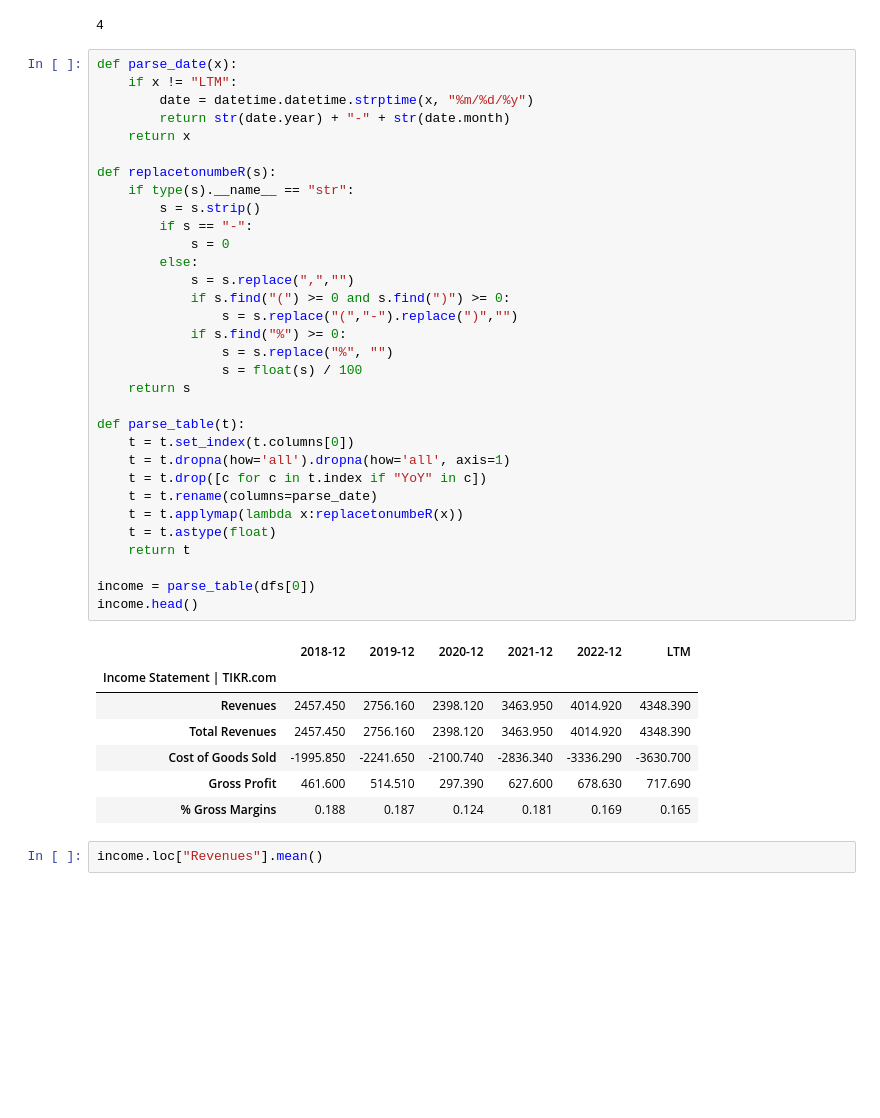
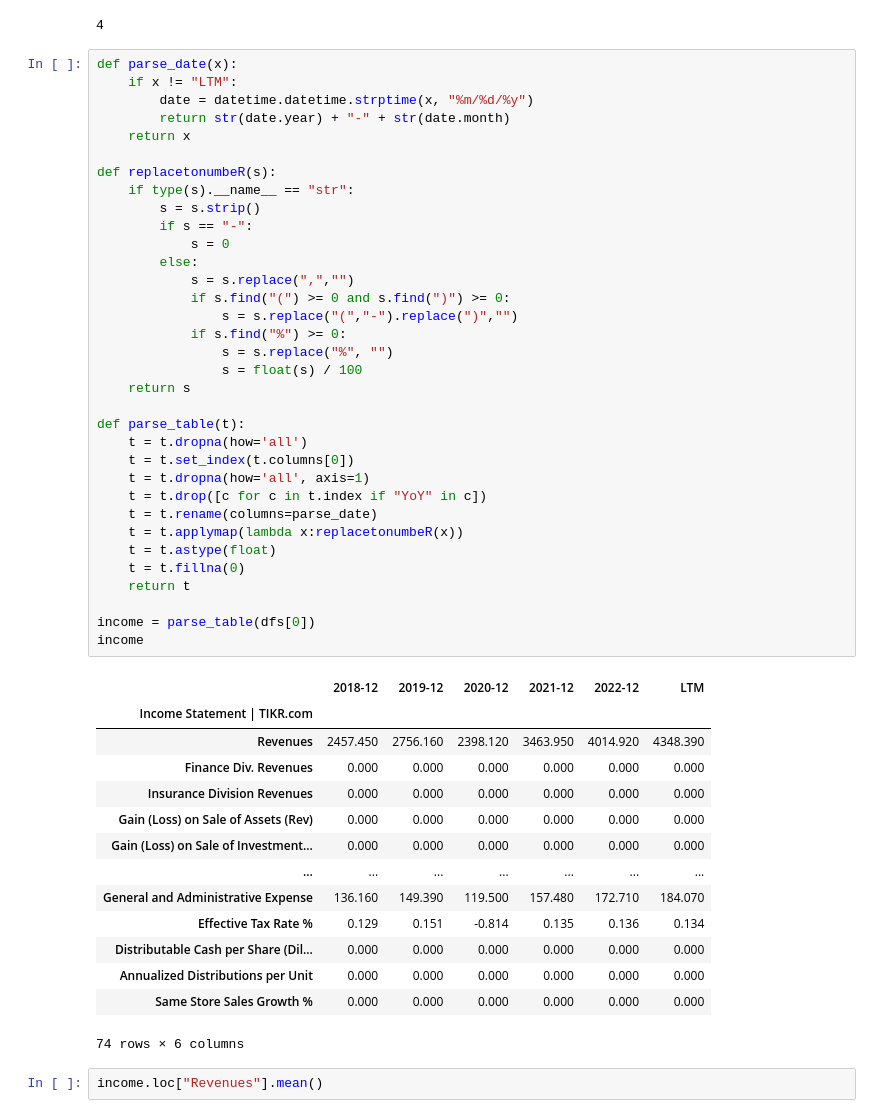
Before and after one commit to michalismeng/dividend-search, a Jupyter notebook: main.ipynb, the cells around one changed output. Saved outputs shown, nothing was run; the diff lists cells and outputs as text; blank space fills up the shorter version.

```diff
--- a/main.ipynb
+++ b/main.ipynb
@@ -277,39 +277,48 @@ def parse_date(x):
         return str(date.year) + "-" + str(date.month)
     return x
 
 def replacetonumbeR(s):
     if type(s).__name__ == "str":
         s = s.strip()
         if s == "-":
             s = 0
         else:
             s = s.replace(",","")
             if s.find("(") >= 0 and s.find(")") >= 0:
                 s = s.replace("(","-").replace(")","")
             if s.find("%") >= 0:
                 s = s.replace("%", "")
                 s = float(s) / 100
     return s
 
 def parse_table(t):
+    t = t.dropna(how='all')
     t = t.set_index(t.columns[0])
-    t = t.dropna(how='all').dropna(how='all', axis=1)
+    t = t.dropna(how='all', axis=1)
     t = t.drop([c for c in t.index if "YoY" in c])
     t = t.rename(columns=parse_date)
     t = t.applymap(lambda x:replacetonumbeR(x))
     t = t.astype(float)
+    t = t.fillna(0)
     return t
 
 income = parse_table(dfs[0])
-income.head()
+income
 # %% [output]
 |  | 2018-12 | 2019-12 | 2020-12 | 2021-12 | 2022-12 | LTM |
 | Income Statement | TIKR.com |  |  |  |  |  |  |
 | Revenues | 2457.450 | 2756.160 | 2398.120 | 3463.950 | 4014.920 | 4348.390 |
-| Total Revenues | 2457.450 | 2756.160 | 2398.120 | 3463.950 | 4014.920 | 4348.390 |
-| Cost of Goods Sold | -1995.850 | -2241.650 | -2100.740 | -2836.340 | -3336.290 | -3630.700 |
-| Gross Profit | 461.600 | 514.510 | 297.390 | 627.600 | 678.630 | 717.690 |
-| % Gross Margins | 0.188 | 0.187 | 0.124 | 0.181 | 0.169 | 0.165 |
+| Finance Div. Revenues | 0.000 | 0.000 | 0.000 | 0.000 | 0.000 | 0.000 |
+| Insurance Division Revenues | 0.000 | 0.000 | 0.000 | 0.000 | 0.000 | 0.000 |
+| Gain (Loss) on Sale of Assets (Rev) | 0.000 | 0.000 | 0.000 | 0.000 | 0.000 | 0.000 |
+| Gain (Loss) on Sale of Investment... | 0.000 | 0.000 | 0.000 | 0.000 | 0.000 | 0.000 |
+| ... | ... | ... | ... | ... | ... | ... |
+| General and Administrative Expense | 136.160 | 149.390 | 119.500 | 157.480 | 172.710 | 184.070 |
+| Effective Tax Rate % | 0.129 | 0.151 | -0.814 | 0.135 | 0.136 | 0.134 |
+| Distributable Cash per Share (Dil... | 0.000 | 0.000 | 0.000 | 0.000 | 0.000 | 0.000 |
+| Annualized Distributions per Unit | 0.000 | 0.000 | 0.000 | 0.000 | 0.000 | 0.000 |
+| Same Store Sales Growth % | 0.000 | 0.000 | 0.000 | 0.000 | 0.000 | 0.000 |
+74 rows × 6 columns
 # %%
 income.loc["Revenues"].mean()
 # %% [output]
```
Also changed, not shown: parts of 14 cells of this notebook, 1 other file.
